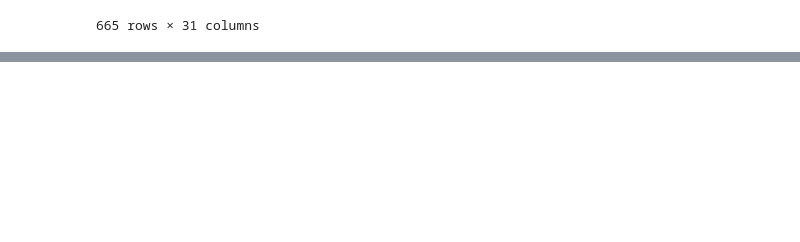
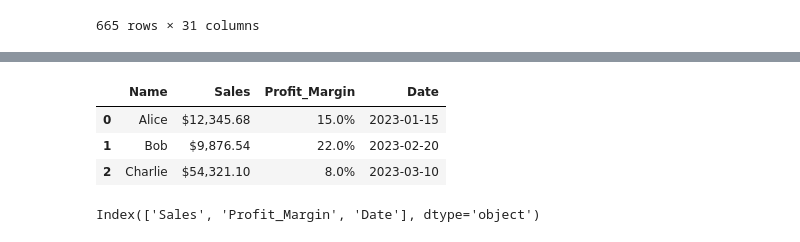
Before and after one commit to aizudeen11/cfm-nlp, a Jupyter notebook: main.ipynb, the cells around one changed output, grey strips where cells are left out. Drawn from its saved outputs; the diff is of its cells as text; code cells hidden in the pictures; blank space fills up the shorter version.

```diff
--- a/main.ipynb
+++ b/main.ipynb
@@ -84,0 +188,17 @@ df_main
+# %%
+styled_df = df.style.format({
+    'Sales': '${:,.2f}',  # Currency format with 2 decimal places
+    'Profit_Margin': '{:.1%}', # Percentage format with 1 decimal place
+    'Date': '{:%Y-%m-%d}' # Date format
+})
+
+styled_df
+# %% [output]
+|  | Name | Sales | Profit_Margin | Date |
+| 0 | Alice | $12,345.68 | 15.0% | 2023-01-15 |
+| 1 | Bob | $9,876.54 | 22.0% | 2023-02-20 |
+| 2 | Charlie | $54,321.10 | 8.0% | 2023-03-10 |
+# %%
+styled_df.columns[1:]
+# %% [output]
+Index(['Sales', 'Profit_Margin', 'Date'], dtype='object')
```
Also changed, not shown: parts of 8 cells of this notebook, 4 other files.
